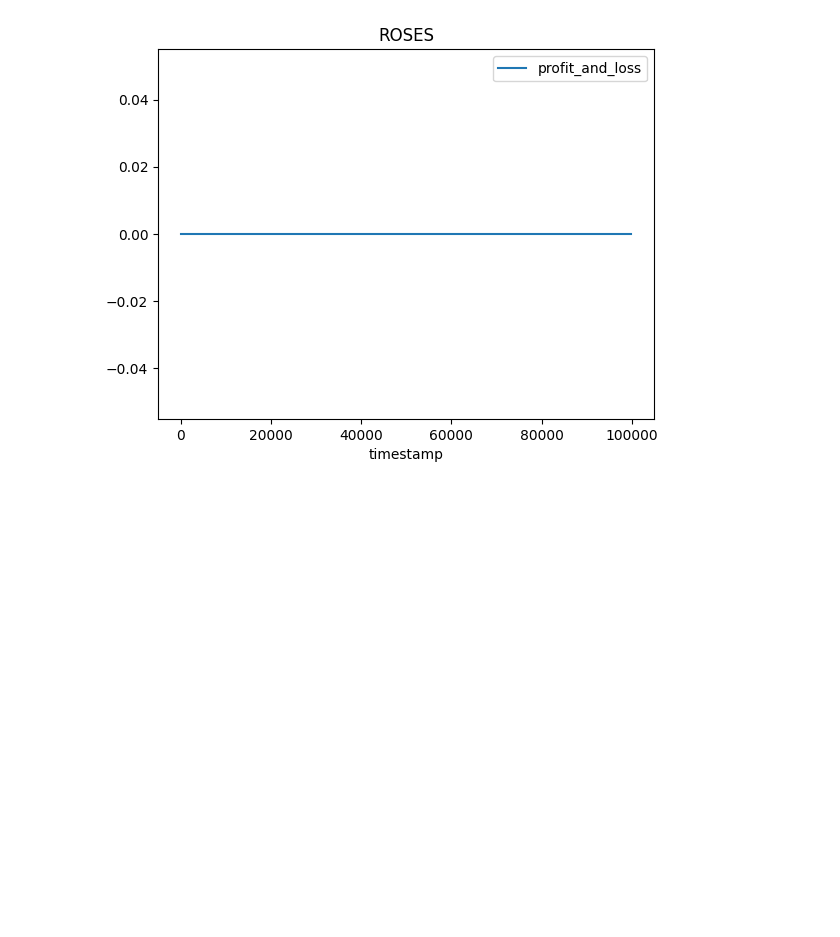
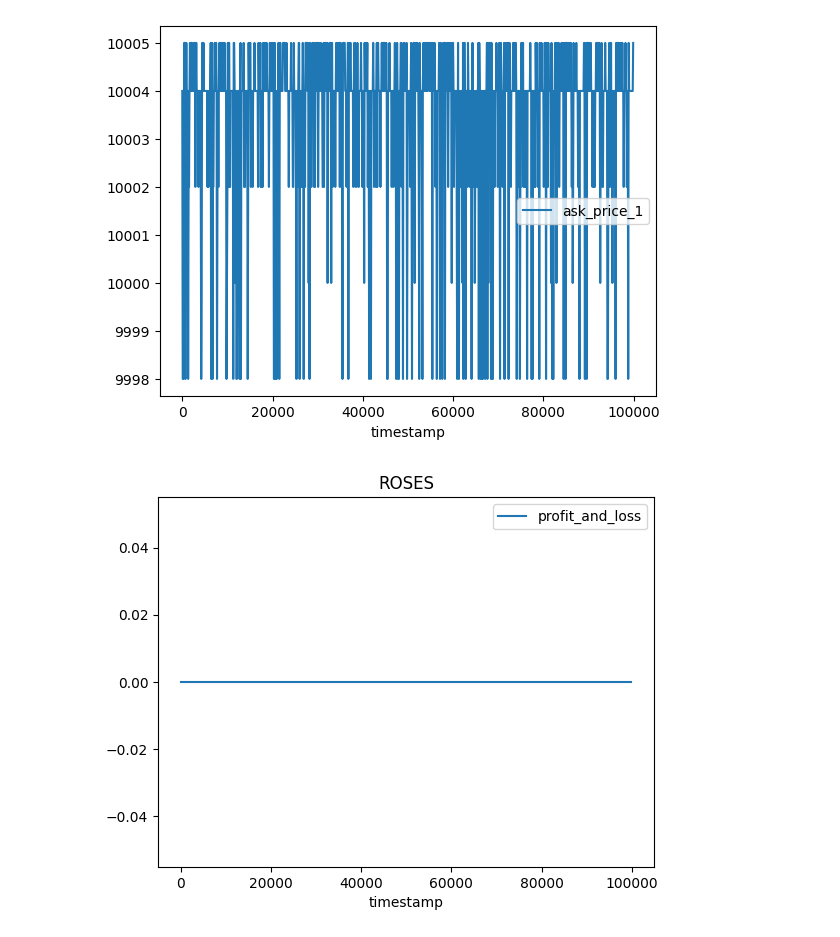
Before and after one commit to Kaiqi-Liang/Prosperity, a Jupyter notebook: logs/round4/results-eval.ipynb, the cells around one changed output. Cells and saved outputs as stored; diff of their text form; code cells hidden in the pictures; blank space fills up the shorter version.

```diff
--- a/logs/round4/results-eval.ipynb
+++ b/logs/round4/results-eval.ipynb
@@ -19,3 +26,8 @@ df.head(10)
+# %%
+plot = df[df['product'] == "AMETHYSTS"].plot(x='timestamp', y='ask_price_1')
+plot.ticklabel_format(useOffset=False)
+# %% [output]
+[figure, added]
 # %%
 # Graph the 'profit_and_loss' for each uniqie product with plotly
 for product in df['product'].unique():
```
Also changed, not shown: parts of 4 cells of this notebook, 5 other files.
